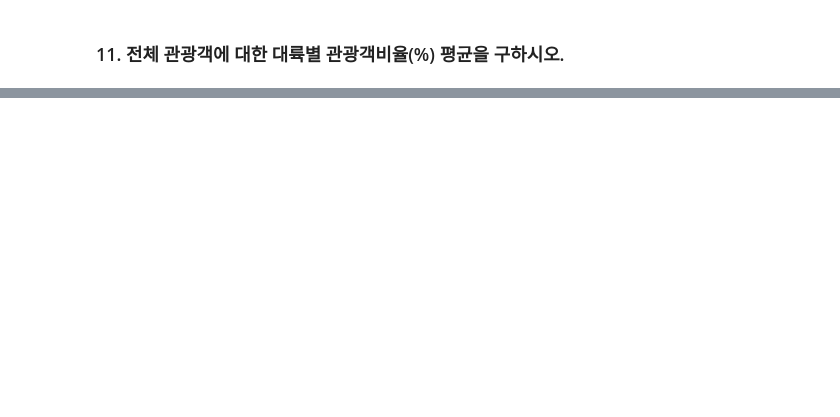
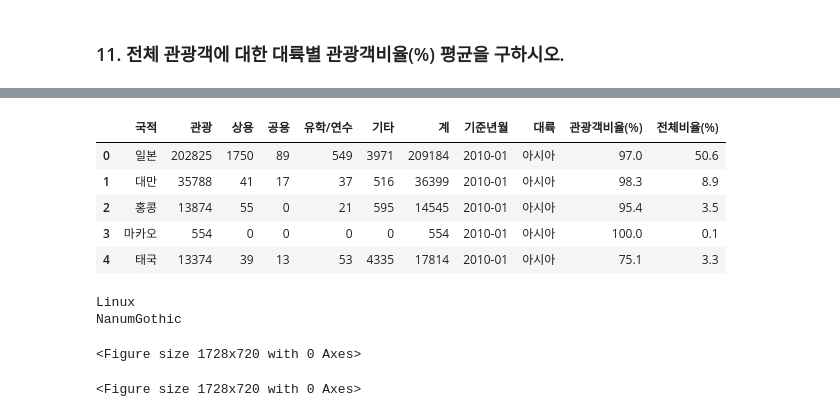
Before and after one commit to dch9610/pyspark_Test, a Jupyter notebook: Test_Day4.ipynb, the cells around one changed output, grey strips where cells are left out. Saved outputs shown, nothing was run; the diff lists cells and outputs as text; code cells hidden in the pictures; blank space fills up the shorter version.

```diff
--- a/Test_Day4.ipynb
+++ b/Test_Day4.ipynb
@@ -211,0 +148,12 @@ See the caveats in the documentation: https://pandas.pydata.org/pandas-docs/stab
+# %%
+# 파일 읽기---------------------------------------------------
+import pandas as pd
+df = pd.read_excel('./files3/kto_total1.xlsx')
+df.head()
+# %% [output]
+|  | 국적 | 관광 | 상용 | 공용 | 유학/연수 | 기타 | 계 | 기준년월 | 대륙 | 관광객비율(%) | 전체비율(%) |
+| 0 | 일본 | 202825 | 1750 | 89 | 549 | 3971 | 209184 | 2010-01 | 아시아 | 97.0 | 50.6 |
+| 1 | 대만 | 35788 | 41 | 17 | 37 | 516 | 36399 | 2010-01 | 아시아 | 98.3 | 8.9 |
+| 2 | 홍콩 | 13874 | 55 | 0 | 21 | 595 | 14545 | 2010-01 | 아시아 | 95.4 | 3.5 |
+| 3 | 마카오 | 554 | 0 | 0 | 0 | 0 | 554 | 2010-01 | 아시아 | 100.0 | 0.1 |
+| 4 | 태국 | 13374 | 39 | 13 | 53 | 4335 | 17814 | 2010-01 | 아시아 | 75.1 | 3.3 |
@@ -211,0 +164,30 @@ See the caveats in the documentation: https://pandas.pydata.org/pandas-docs/stab
+# %%
+# 폰트 설정 --------------------------------------------------
+from matplotlib import font_manager, rc  #추가함
+import platform
+import matplotlib
+plt.rcParams["figure.figsize"]=(12,5)
+matplotlib.rcParams['axes.unicode_minus']=False
+
+print(platform.system())
+if platform.system() == 'Windows':   #윈도우의 경우
+    font_path = "c:/Windows/Fonts/malgun.ttf"
+    font_name = font_manager.FontProperties(fname=font_path).get_name()
+    rc('font', family=font_name)
+elif platform.system() == "Darwin":   #Mac 의 경우
+    font_path = "/Users/$USER/Library/Fonts/AppleGothic.ttf"
+elif platform.system() == "Linux":  # linux인 경우
+    font_path ="/usr/share/fonts/truetype/nanum/NanumGothic.ttf"
+    font_name = font_manager.FontProperties(fname=font_path).get_name()
+    rc('font', family=font_name)
+    print(font_name)
+# %% [output]
+Linux
+NanumGothic
+# %%
+# 그래프로 출력하기--------------------------------------------
+import matplotlib.pyplot as plt
+plt.figure(figsize = (24, 10))
+# %% [output]
+<Figure size 1728x720 with 0 Axes>
+<Figure size 1728x720 with 0 Axes>
```
Also changed, not shown: parts of 25 cells of this notebook, 11 other files.
